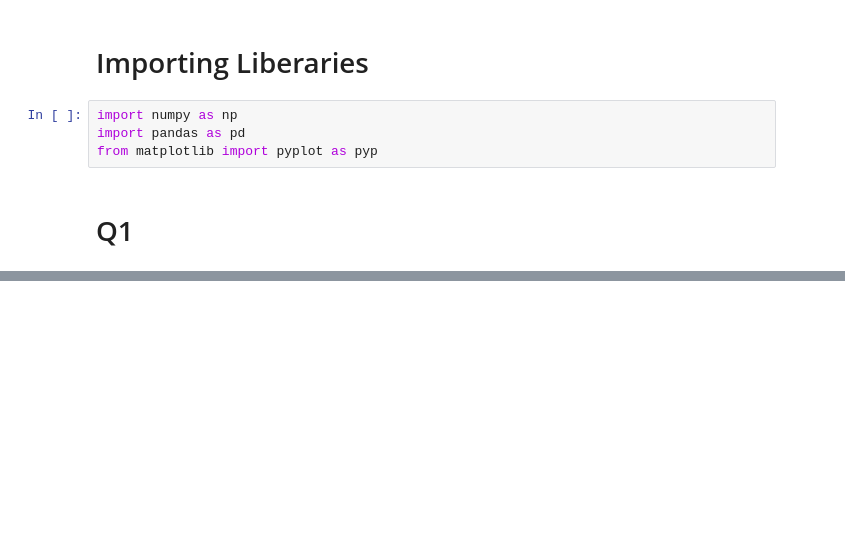
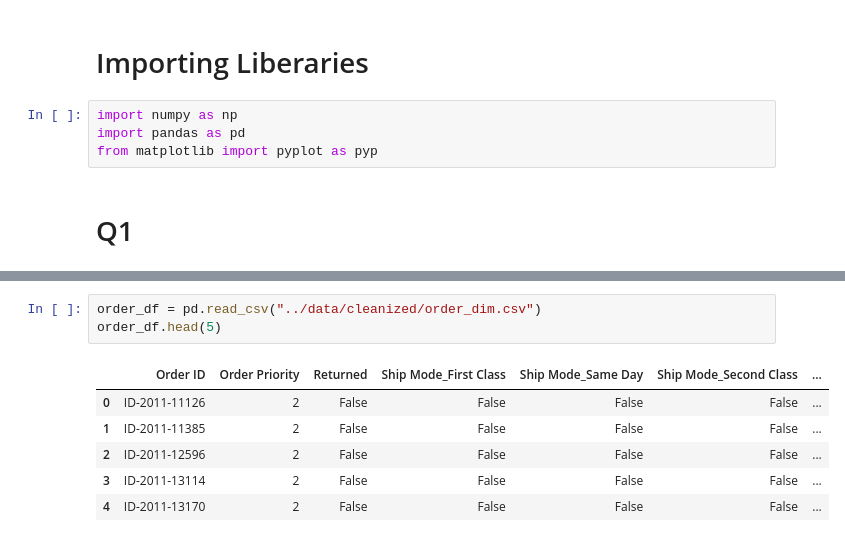
Before and after one commit to G3-Quera-Data-Analysis-Bootcamp-1402/Project-2, a Jupyter notebook: scripts/ML.ipynb, the cells around one changed output, grey strips where cells are left out. Cells and saved outputs as stored; diff of their text form; blank space fills up the shorter version.

```diff
--- a/scripts/ML.ipynb
+++ b/scripts/ML.ipynb
@@ -18,0 +30,10 @@ df.head(5)
+# %%
+order_df = pd.read_csv("../data/cleanized/order_dim.csv")
+order_df.head(5)
+# %% [output]
+|  | Order ID | Order Priority | Returned | Ship Mode_First Class | Ship Mode_Same Day | Ship Mode_Second Class | ... |
+| 0 | ID-2011-11126 | 2 | False | False | False | False | ... |
+| 1 | ID-2011-11385 | 2 | False | False | False | False | ... |
+| 2 | ID-2011-12596 | 2 | False | False | False | False | ... |
+| 3 | ID-2011-13114 | 2 | False | False | False | False | ... |
+| 4 | ID-2011-13170 | 2 | False | False | False | False | ... |
```
Also changed, not shown: parts of 19 cells of this notebook.
